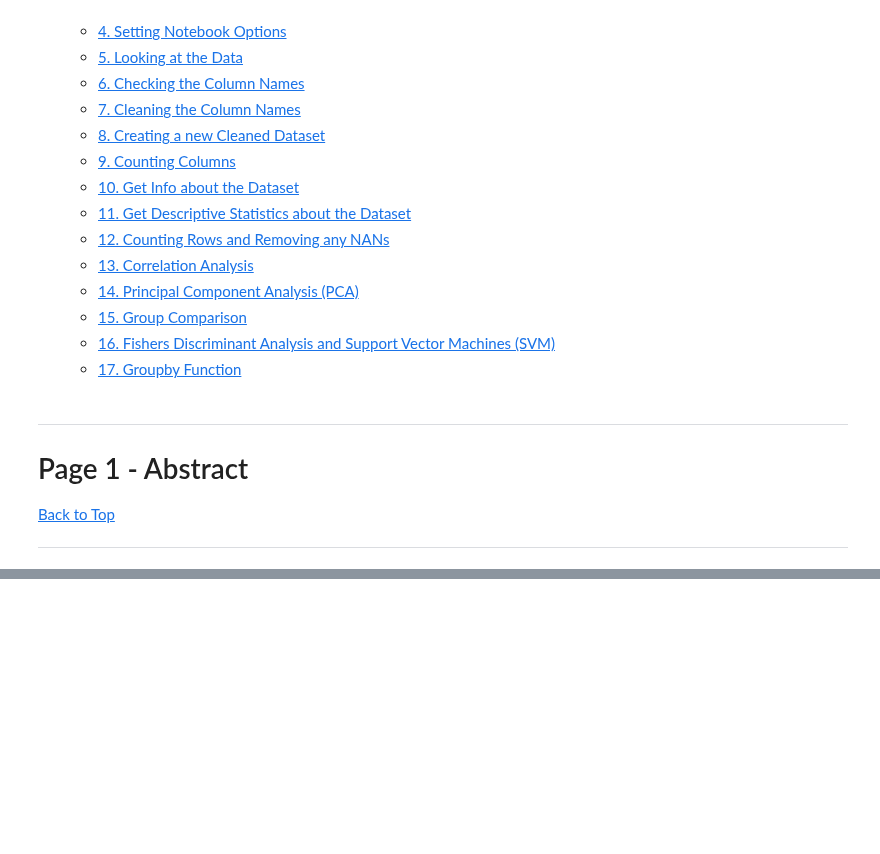
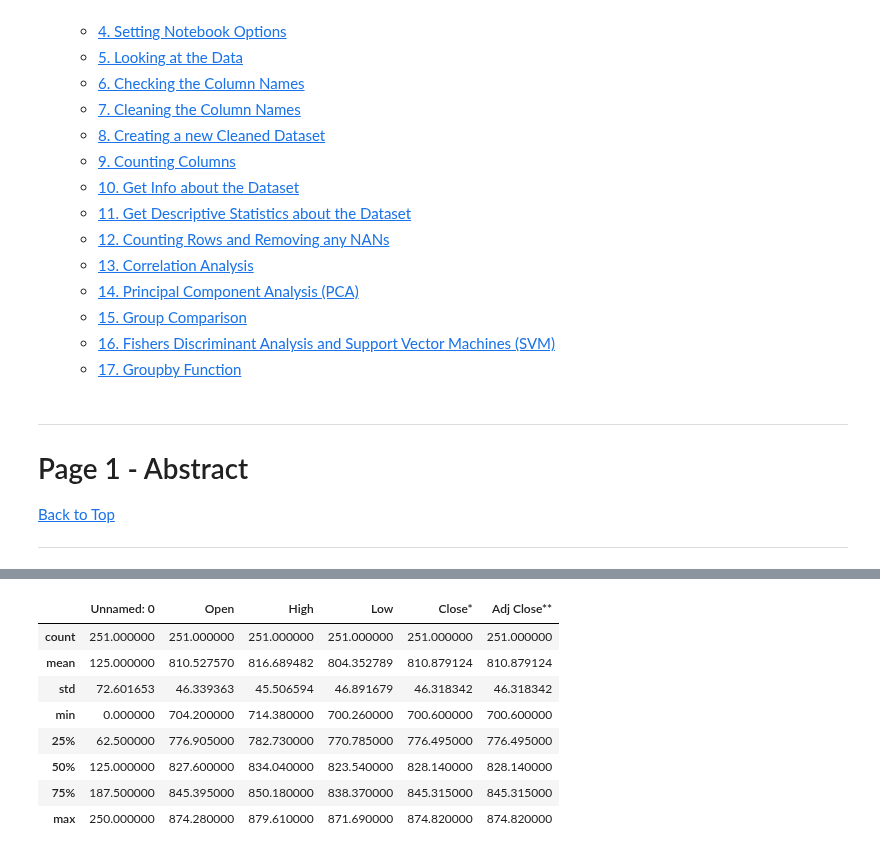
Before and after one commit to ChrisVerg/SmartInvest, a Jupyter notebook: Notebooks/JesusOrganize.ipynb, the cells around one changed output, grey strips where cells are left out. Saved outputs shown, nothing was run; the diff lists cells and outputs as text; code cells hidden in the pictures; blank space fills up the shorter version.

```diff
--- a/Notebooks/JesusOrganize.ipynb
+++ b/Notebooks/JesusOrganize.ipynb
@@ -101,2 +102,2 @@ Energy.head()
 # %%
-Industrials = pd.read_csv("C:/Users/Owner/Documents/GitHub/SmartInvest/Industrials.csv")
+Industriald = pd.read_csv("C:/Users/Owner/Documents/GitHub/SmartInvest/Data/Industrials_JC.csv")
@@ -111,0 +217,12 @@ Industrials.head()
+# %%
+Industrials.describe()
+# %% [output]
+|  | Unnamed: 0 | Open | High | Low | Close* | Adj Close** |
+| count | 251.000000 | 251.000000 | 251.000000 | 251.000000 | 251.000000 | 251.000000 |
+| mean | 125.000000 | 810.527570 | 816.689482 | 804.352789 | 810.879124 | 810.879124 |
+| std | 72.601653 | 46.339363 | 45.506594 | 46.891679 | 46.318342 | 46.318342 |
+| min | 0.000000 | 704.200000 | 714.380000 | 700.260000 | 700.600000 | 700.600000 |
+| 25% | 62.500000 | 776.905000 | 782.730000 | 770.785000 | 776.495000 | 776.495000 |
+| 50% | 125.000000 | 827.600000 | 834.040000 | 823.540000 | 828.140000 | 828.140000 |
+| 75% | 187.500000 | 845.395000 | 850.180000 | 838.370000 | 845.315000 | 845.315000 |
+| max | 250.000000 | 874.280000 | 879.610000 | 871.690000 | 874.820000 | 874.820000 |
```
Also changed, not shown: parts of 30 cells of this notebook, 1 other file.
